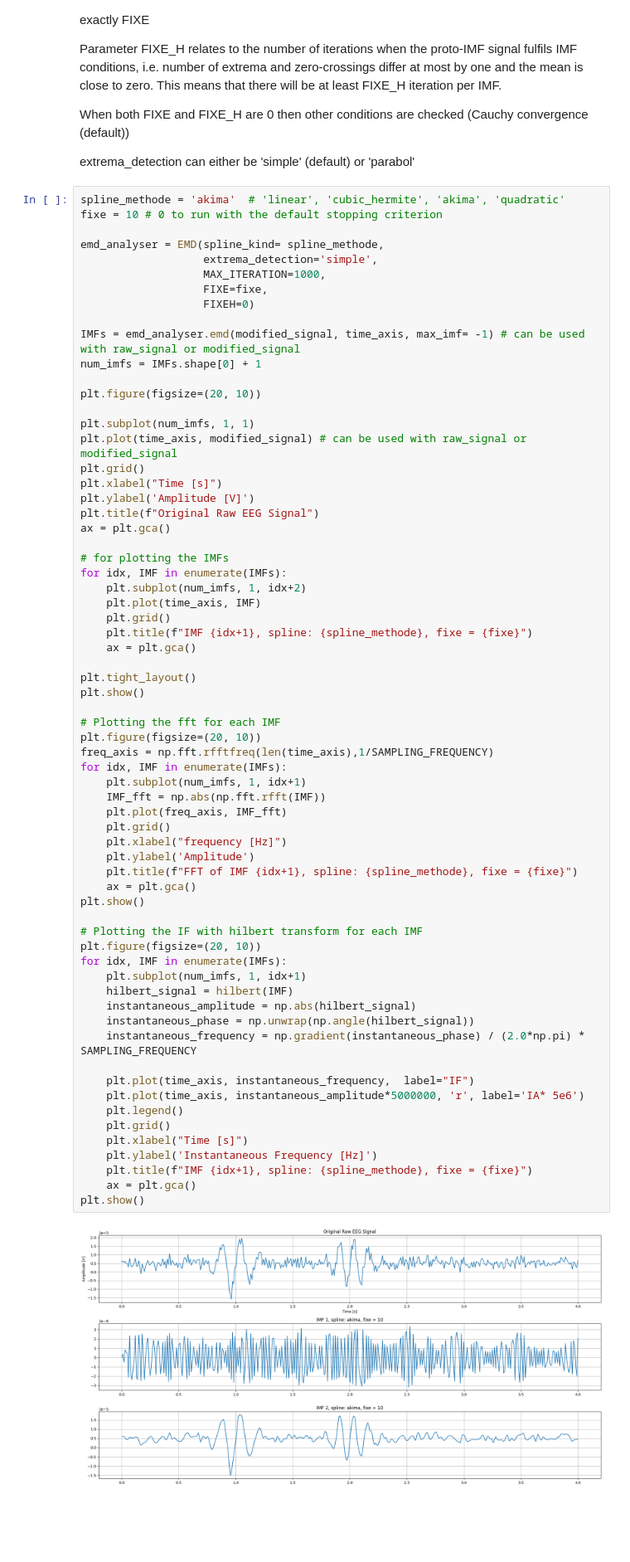
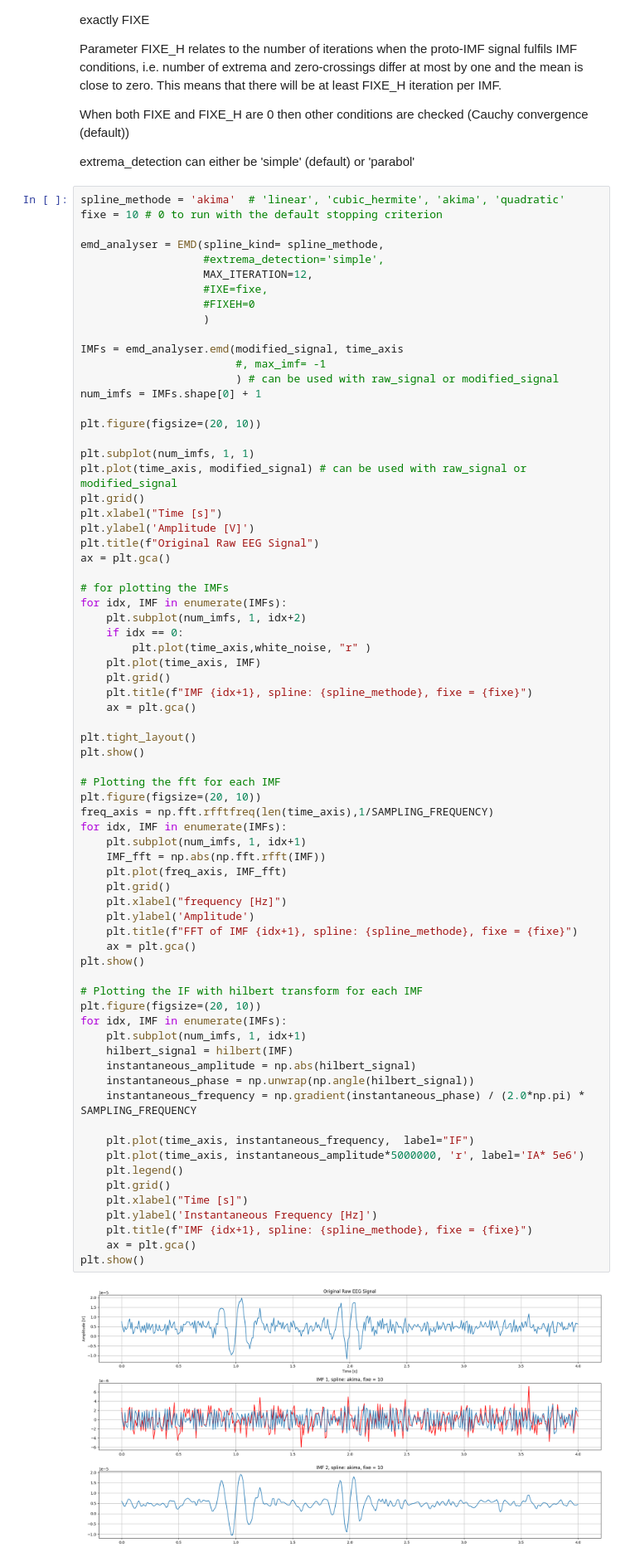
Before and after one commit to arvin-das/TTK7_second_project, a Jupyter notebook: emd.ipynb, the cells around one changed output. Shown at 83% size. Saved outputs shown, nothing was run; the diff lists cells and outputs as text; blank space fills up the shorter version.

```diff
--- a/emd.ipynb
+++ b/emd.ipynb
@@ -60,12 +60,15 @@ spline_methode = 'akima'  # 'linear', 'cubic_hermite', 'akima', 'quadratic'
 fixe = 10 # 0 to run with the default stopping criterion
 
 emd_analyser = EMD(spline_kind= spline_methode,
-                   extrema_detection='simple',
-                   MAX_ITERATION=1000,
-                   FIXE=fixe,
-                   FIXEH=0)
+                   #extrema_detection='simple',
+                   MAX_ITERATION=12,
+                   #IXE=fixe,
+                   #FIXEH=0
+                   )
 
-IMFs = emd_analyser.emd(modified_signal, time_axis, max_imf= -1) # can be used with raw_signal or modified_signal
+IMFs = emd_analyser.emd(modified_signal, time_axis
+                        #, max_imf= -1
+                        ) # can be used with raw_signal or modified_signal
 num_imfs = IMFs.shape[0] + 1
 
 plt.figure(figsize=(20, 10))
@@ -81,6 +84,8 @@ ax = plt.gca()
 # for plotting the IMFs
 for idx, IMF in enumerate(IMFs):
     plt.subplot(num_imfs, 1, idx+2)
+    if idx == 0:
+        plt.plot(time_axis,white_noise, "r" )
     plt.plot(time_axis, IMF)
     plt.grid()
     plt.title(f"IMF {idx+1}, spline: {spline_methode}, fixe = {fixe}")
@@ -95,31 +100,31 @@ freq_axis = np.fft.rfftfreq(len(time_axis),1/SAMPLING_FREQUENCY)
 for idx, IMF in enumerate(IMFs):
     plt.subplot(num_imfs, 1, idx+1)
     IMF_fft = np.abs(np.fft.rfft(IMF))
     plt.plot(freq_axis, IMF_fft)
     plt.grid()
     plt.xlabel("frequency [Hz]")
     plt.ylabel('Amplitude')
     plt.title(f"FFT of IMF {idx+1}, spline: {spline_methode}, fixe = {fixe}")
     ax = plt.gca()
 plt.show()
 
 # Plotting the IF with hilbert transform for each IMF
 plt.figure(figsize=(20, 10))
 for idx, IMF in enumerate(IMFs):
     plt.subplot(num_imfs, 1, idx+1)
     hilbert_signal = hilbert(IMF)
     instantaneous_amplitude = np.abs(hilbert_signal)
     instantaneous_phase = np.unwrap(np.angle(hilbert_signal))
     instantaneous_frequency = np.gradient(instantaneous_phase) / (2.0*np.pi) * SAMPLING_FREQUENCY
 
     plt.plot(time_axis, instantaneous_frequency,  label="IF")
     plt.plot(time_axis, instantaneous_amplitude*5000000, 'r', label='IA* 5e6')
     plt.legend()
     plt.grid()
     plt.xlabel("Time [s]")
     plt.ylabel('Instantaneous Frequency [Hz]')
     plt.title(f"IMF {idx+1}, spline: {spline_methode}, fixe = {fixe}")
     ax = plt.gca()
 plt.show()
 # %% [output]
-[figure, old version]
+[figure, new version]
```
Also changed, not shown: parts of 6 cells of this notebook, 8 other files.
